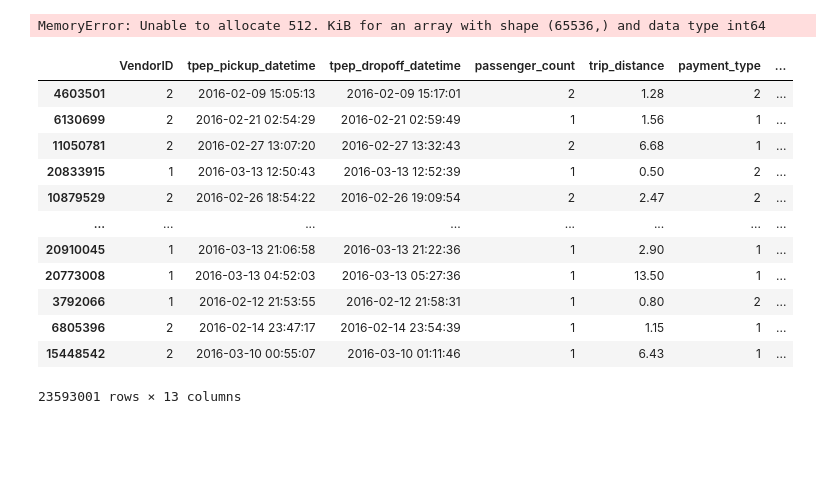
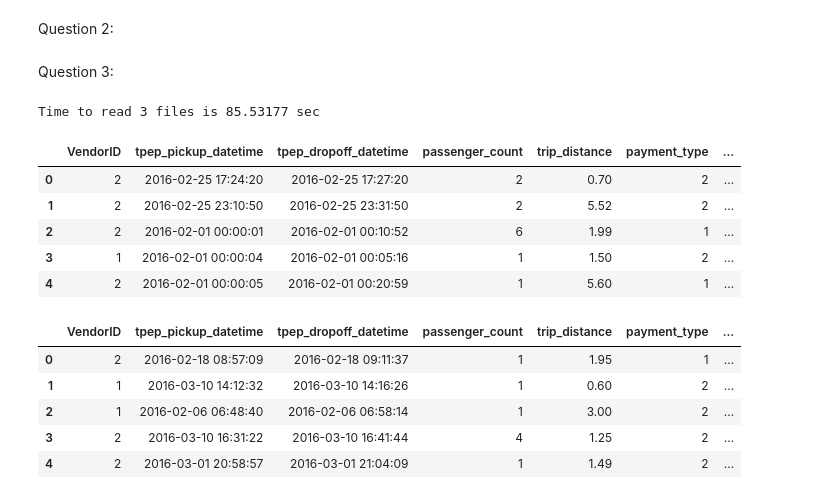
Before and after one commit to nhut3110/Final-Exam---Process-CSV-files, a Jupyter notebook: final.ipynb, the cells around one changed output. Drawn from its saved outputs; the diff is of its cells as text; code cells hidden in the pictures; blank space fills up the shorter version.

```diff
--- a/final.ipynb
+++ b/final.ipynb
@@ -9,6 +11,8 @@ import os
 import statistics
 import numpy
 from numpy import median
+# %% [markdown]
+Question 2:
 # %%
 import time
 class Timer(object):
@@ -22,28 +26,33 @@ class Timer(object):
     def stop(self):
         self.times.append(time.time() - self.start_time)
         return self.times[-1]
+# %% [markdown]
+Question 3:
 # %%
+timer = Timer()
+timer.start()
 dataLarge = pd.read_csv("data_large.csv")
 dataMedium = pd.read_csv("data_medium.csv")
 dataSmall = pd.read_csv("data_small.csv")
+print('Time to read 3 files is %.5f sec' % timer.stop())
 # %% [output]
-MemoryError: Unable to allocate 512. KiB for an array with shape (65536,) and data type int64
+Time to read 3 files is 85.53177 sec
 # %%
-dataLarge
+dataLarge.head(5)
+# %% [output]
+|  | VendorID | tpep_pickup_datetime | tpep_dropoff_datetime | passenger_count | trip_distance | payment_type | ... |
+| 0 | 2 | 2016-02-25 17:24:20 | 2016-02-25 17:27:20 | 2 | 0.70 | 2 | ... |
+| 1 | 2 | 2016-02-25 23:10:50 | 2016-02-25 23:31:50 | 2 | 5.52 | 2 | ... |
+| 2 | 2 | 2016-02-01 00:00:01 | 2016-02-01 00:10:52 | 6 | 1.99 | 1 | ... |
+| 3 | 1 | 2016-02-01 00:00:04 | 2016-02-01 00:05:16 | 1 | 1.50 | 2 | ... |
+| 4 | 2 | 2016-02-01 00:00:05 | 2016-02-01 00:20:59 | 1 | 5.60 | 1 | ... |
 # %%
-dataMedium
+dataMedium.head(5)
 # %% [output]
 |  | VendorID | tpep_pickup_datetime | tpep_dropoff_datetime | passenger_count | trip_distance | payment_type | ... |
-| 4603501 | 2 | 2016-02-09 15:05:13 | 2016-02-09 15:17:01 | 2 | 1.28 | 2 | ... |
-| 6130699 | 2 | 2016-02-21 02:54:29 | 2016-02-21 02:59:49 | 1 | 1.56 | 1 | ... |
-| 11050781 | 2 | 2016-02-27 13:07:20 | 2016-02-27 13:32:43 | 2 | 6.68 | 1 | ... |
-| 20833915 | 1 | 2016-03-13 12:50:43 | 2016-03-13 12:52:39 | 1 | 0.50 | 2 | ... |
-| 10879529 | 2 | 2016-02-26 18:54:22 | 2016-02-26 19:09:54 | 2 | 2.47 | 2 | ... |
-| ... | ... | ... | ... | ... | ... | ... | ... |
-| 20910045 | 1 | 2016-03-13 21:06:58 | 2016-03-13 21:22:36 | 1 | 2.90 | 1 | ... |
-| 20773008 | 1 | 2016-03-13 04:52:03 | 2016-03-13 05:27:36 | 1 | 13.50 | 1 | ... |
-| 3792066 | 1 | 2016-02-12 21:53:55 | 2016-02-12 21:58:31 | 1 | 0.80 | 2 | ... |
-| 6805396 | 2 | 2016-02-14 23:47:17 | 2016-02-14 23:54:39 | 1 | 1.15 | 1 | ... |
-| 15448542 | 2 | 2016-03-10 00:55:07 | 2016-03-10 01:11:46 | 1 | 6.43 | 1 | ... |
+| 0 | 2 | 2016-02-18 08:57:09 | 2016-02-18 09:11:37 | 1 | 1.95 | 1 | ... |
+| 1 | 1 | 2016-03-10 14:12:32 | 2016-03-10 14:16:26 | 1 | 0.60 | 2 | ... |
+| 2 | 1 | 2016-02-06 06:48:40 | 2016-02-06 06:58:14 | 1 | 3.00 | 2 | ... |
+| 3 | 2 | 2016-03-10 16:31:22 | 2016-03-10 16:41:44 | 4 | 1.25 | 2 | ... |
+| 4 | 2 | 2016-03-01 20:58:57 | 2016-03-01 21:04:09 | 1 | 1.49 | 2 | ... |
-23593001 rows × 13 columns
 # %%
```
Also changed, not shown: parts of 37 cells of this notebook.
